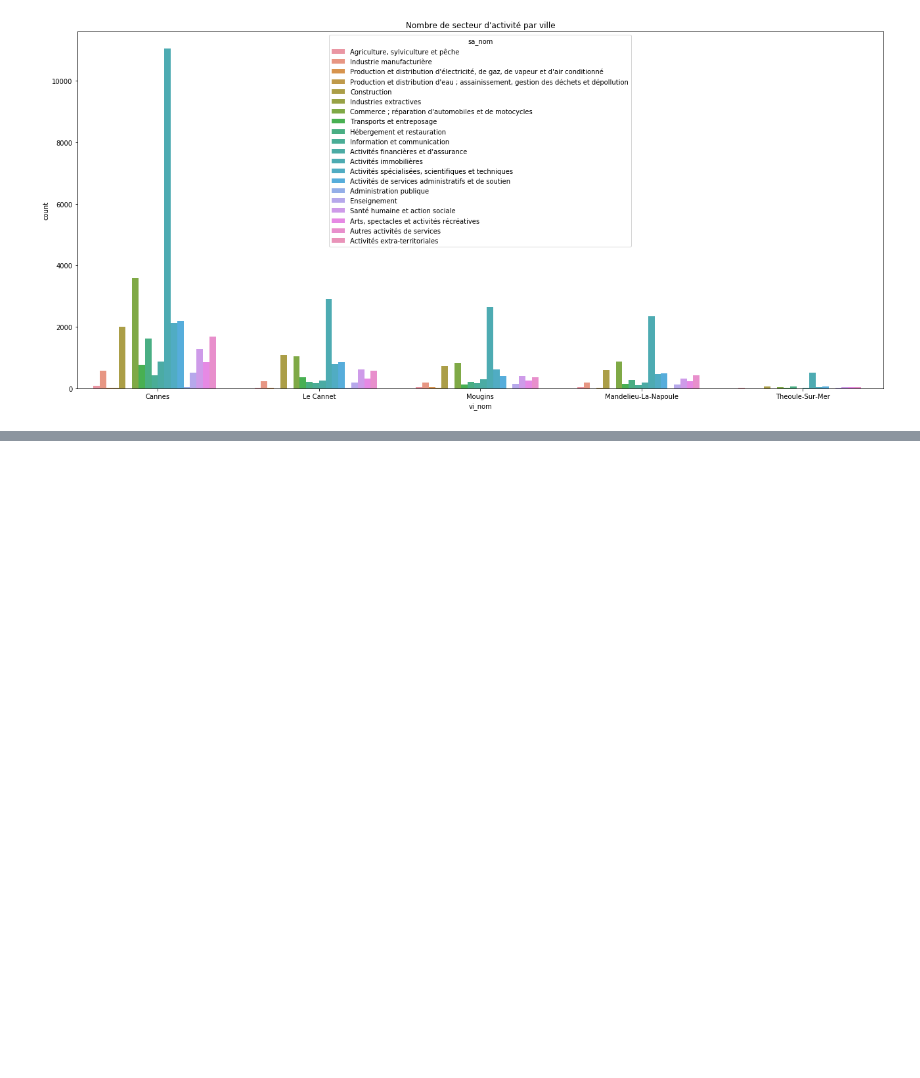
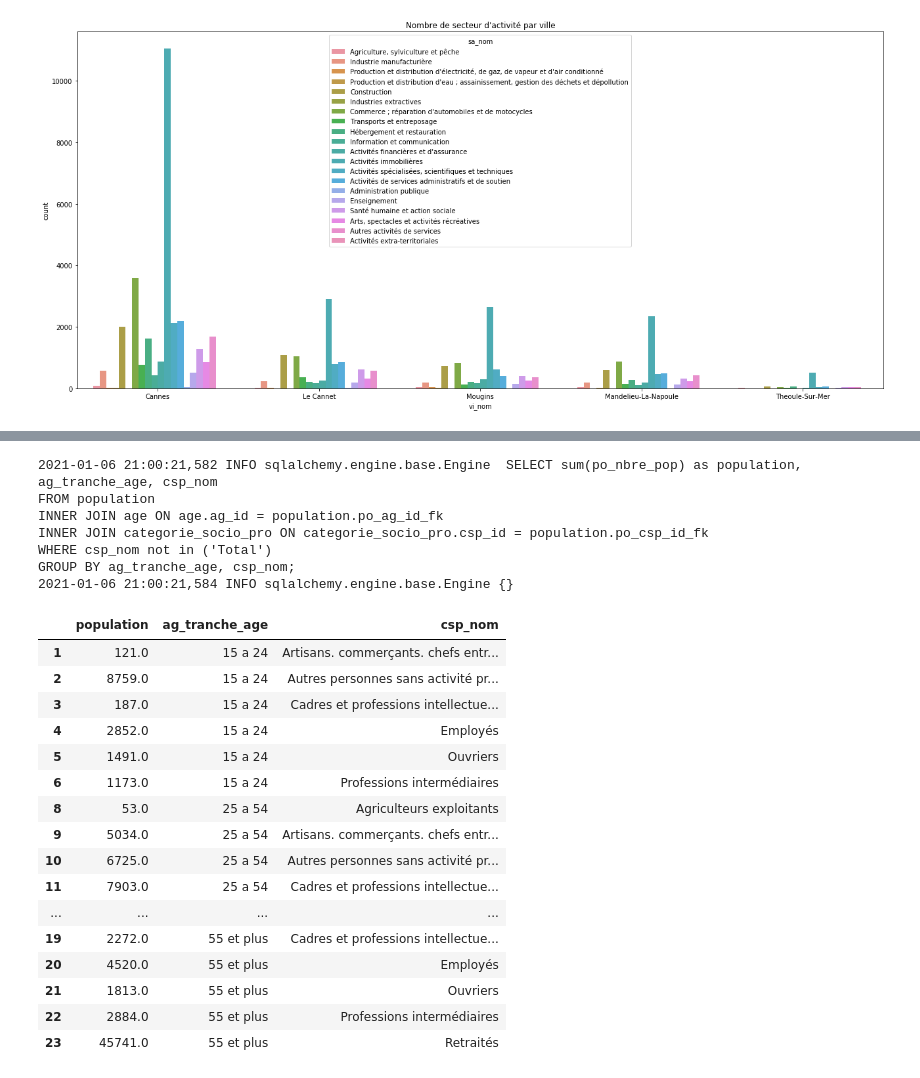
Before and after one commit to niryras/Cliink_Equipe2, a Jupyter notebook: jupyter/Data Visualisation.ipynb, the cells around one changed output, grey strips where cells are left out. Drawn from its saved outputs; the diff is of its cells as text; code cells hidden in the pictures; blank space fills up the shorter version.

```diff
--- a/jupyter/Data Visualisation.ipynb
+++ b/jupyter/Data Visualisation.ipynb
@@ -246,0 +451,36 @@ py.iplot(graphpoidscollecteur, filename='jupyter-styled_bar')
+# %%
+pop_age_csp = """ SELECT sum(po_nbre_pop) as population, ag_tranche_age, csp_nom
+FROM population
+INNER JOIN age ON age.ag_id = population.po_ag_id_fk
+INNER JOIN categorie_socio_pro ON categorie_socio_pro.csp_id = population.po_csp_id_fk
+WHERE csp_nom not in ('Total')
+GROUP BY ag_tranche_age, csp_nom;"""
+
+df_pop_age_csp = pd.read_sql_query(pop_age_csp, engine)
+df_pop_age_csp = df_pop_age_csp[df_pop_age_csp.population != 0]
+df_pop_age_csp
+# %% [output]
+2021-01-06 21:00:21,582 INFO sqlalchemy.engine.base.Engine  SELECT sum(po_nbre_pop) as population, ag_tranche_age, csp_nom
+FROM population
+INNER JOIN age ON age.ag_id = population.po_ag_id_fk
+INNER JOIN categorie_socio_pro ON categorie_socio_pro.csp_id = population.po_csp_id_fk
+WHERE csp_nom not in ('Total')
+GROUP BY ag_tranche_age, csp_nom;
+2021-01-06 21:00:21,584 INFO sqlalchemy.engine.base.Engine {}
+|  | population | ag_tranche_age | csp_nom |
+| 1 | 121.0 | 15 a 24 | Artisans. commerçants. chefs entr... |
+| 2 | 8759.0 | 15 a 24 | Autres personnes sans activité pr... |
+| 3 | 187.0 | 15 a 24 | Cadres et professions intellectue... |
+| 4 | 2852.0 | 15 a 24 | Employés |
+| 5 | 1491.0 | 15 a 24 | Ouvriers |
+| 6 | 1173.0 | 15 a 24 | Professions intermédiaires |
+| 8 | 53.0 | 25 a 54 | Agriculteurs exploitants |
+| 9 | 5034.0 | 25 a 54 | Artisans. commerçants. chefs entr... |
+| 10 | 6725.0 | 25 a 54 | Autres personnes sans activité pr... |
+| 11 | 7903.0 | 25 a 54 | Cadres et professions intellectue... |
+| ... | ... | ... | ... |
+| 19 | 2272.0 | 55 et plus | Cadres et professions intellectue... |
+| 20 | 4520.0 | 55 et plus | Employés |
+| 21 | 1813.0 | 55 et plus | Ouvriers |
+| 22 | 2884.0 | 55 et plus | Professions intermédiaires |
+| 23 | 45741.0 | 55 et plus | Retraités |
```
Also changed, not shown: parts of 24 cells of this notebook, 4 other files.
